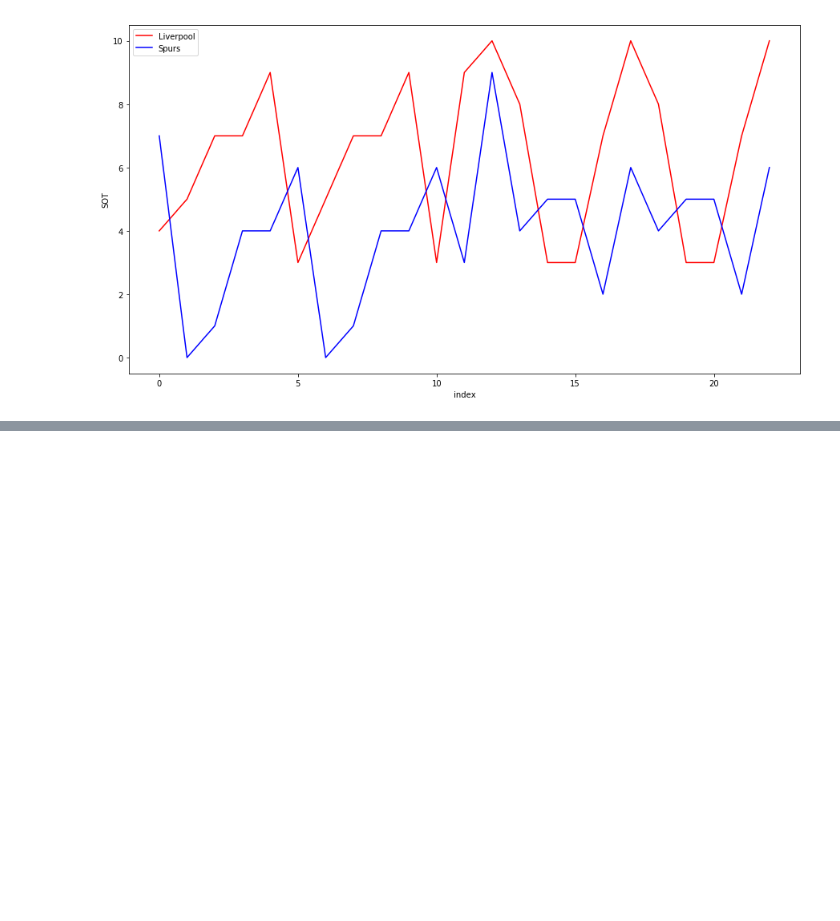
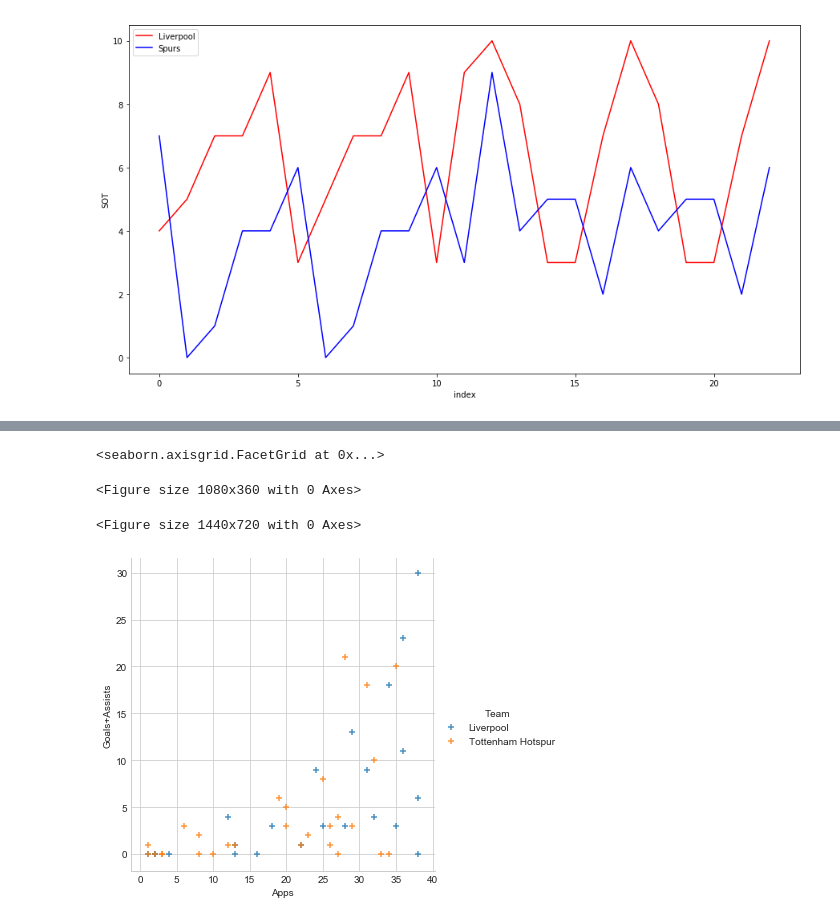
Before and after one commit to aryamanpsingh/Premier-League-Data, a Jupyter notebook: CL-final-analysis/cl-final-analysis.ipynb, the cells around one changed output, grey strips where cells are left out. Drawn from its saved outputs; the diff is of its cells as text; code cells hidden in the pictures; blank space fills up the shorter version.

```diff
--- a/CL-final-analysis/cl-final-analysis.ipynb
+++ b/CL-final-analysis/cl-final-analysis.ipynb
@@ -254,0 +306,6 @@ plt.show()
+# %%
+df = pd.concat([lfc,thfc])
+# %%
+df = df.reset_index()
+# %%
+df['Goals+Assists'] = df['Goals'].add(df['Assists'])
@@ -254,0 +333,10 @@ plt.show()
+# %%
+plt.figure(figsize=(15,5))
+sns.set_style("whitegrid")
+plt.figure(figsize=(20,10))
+sns.lmplot(x='Apps',y='Goals+Assists',data=df, hue='Team', fit_reg=False, markers='+')
+# %% [output]
+<seaborn.axisgrid.FacetGrid at 0x...>
+<Figure size 1080x360 with 0 Axes>
+<Figure size 1440x720 with 0 Axes>
+[figure, added]
```
Also changed, not shown: parts of 52 cells of this notebook, 53 other files.
